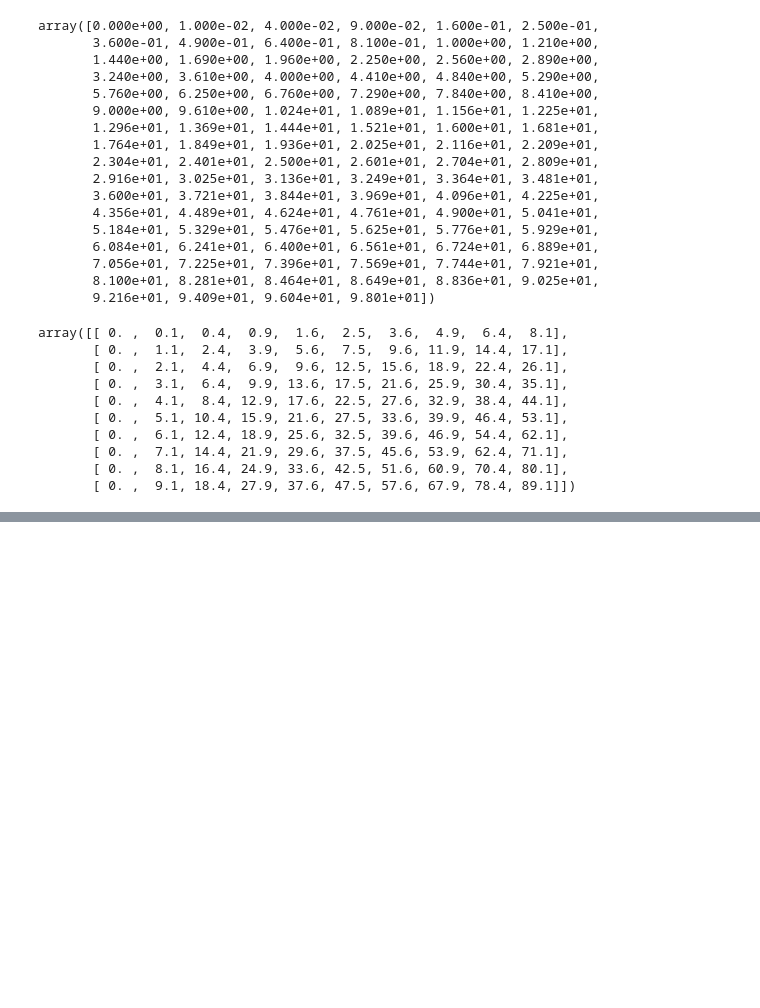
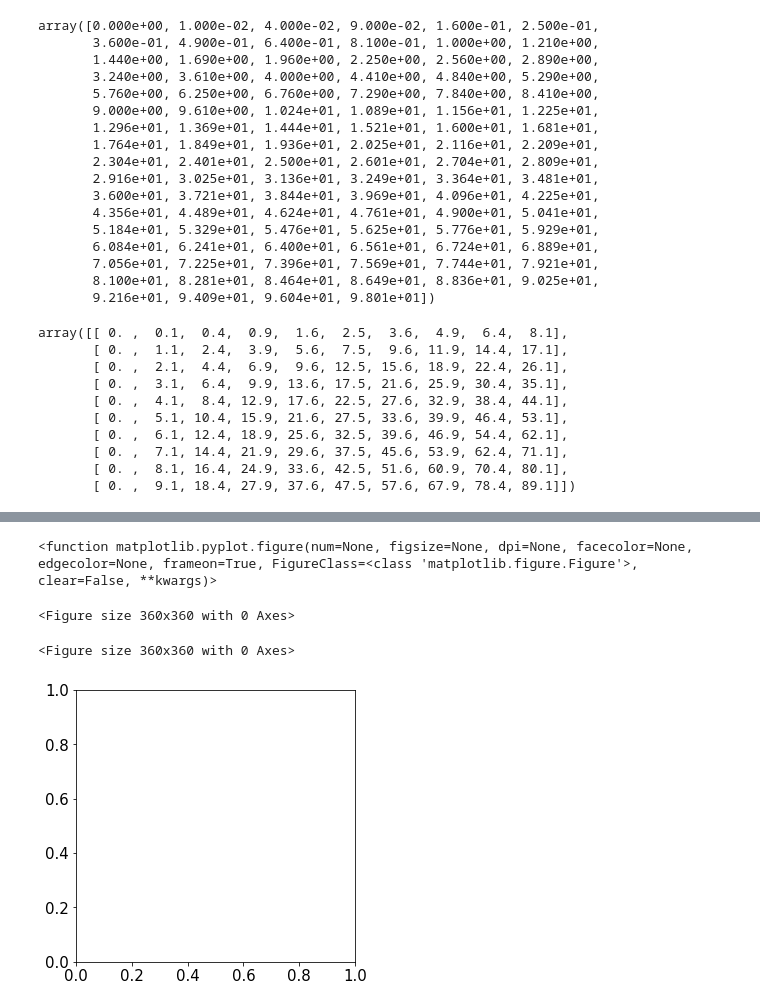
Before and after one commit to massimocipressi/MLPNS_MCipressi, a Jupyter notebook: MPLNS23_bootcamp.ipynb, the cells around one changed output, grey strips where cells are left out. Saved outputs shown, nothing was run; the diff lists cells and outputs as text; code cells hidden in the pictures; blank space fills up the shorter version.

```diff
--- a/MPLNS23_bootcamp.ipynb
+++ b/MPLNS23_bootcamp.ipynb
@@ -883,0 +913,4 @@ array([[ 0. ,  0.1,  0.4,  0.9,  1.6,  2.5,  3.6,  4.9,  6.4,  8.1],
+# %%
+#ci sono tantissime scelte stilistiche fatte di default e sono in
+#il tipo di variabile è un dizionario
+pl.rcParams
@@ -883,0 +935,3 @@ array([[ 0. ,  0.1,  0.4,  0.9,  1.6,  2.5,  3.6,  4.9,  6.4,  8.1],
+# %%
+pl.rcParams['font.size']=15
+#così li cambio
@@ -883,0 +942,17 @@ array([[ 0. ,  0.1,  0.4,  0.9,  1.6,  2.5,  3.6,  4.9,  6.4,  8.1],
+# %%
+#l'oggetto principale è la figura
+pl.figure
+# %% [output]
+<function matplotlib.pyplot.figure(num=None, figsize=None, dpi=None, facecolor=None, edgecolor=None, frameon=True, FigureClass=<class 'matplotlib.figure.Figure'>, clear=False, **kwargs)>
+# %%
+#posso settare subito proprietà
+pl.figure(figsize = (5,5))
+# %% [output]
+<Figure size 360x360 with 0 Axes>
+<Figure size 360x360 with 0 Axes>
+# %%
+#mettiamo dei subplot (come matlab) 111 mi dà un solo plot e mette gli assi
+fig=pl.figure(figsize = (5,5))
+ax=fig.add_subplot(1,1,1); #crea un axes object
+# %% [output]
+[figure, added]
```
Also changed, not shown: parts of 15 cells of this notebook.
